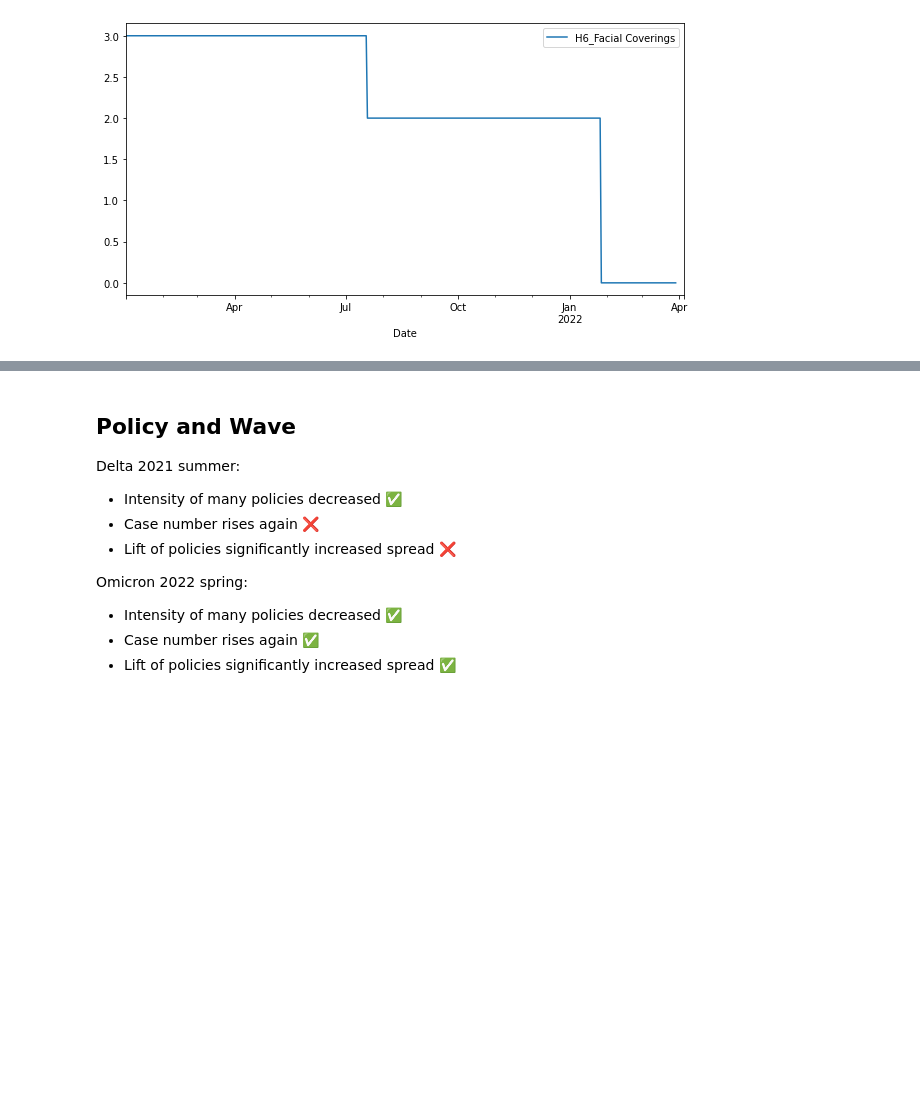
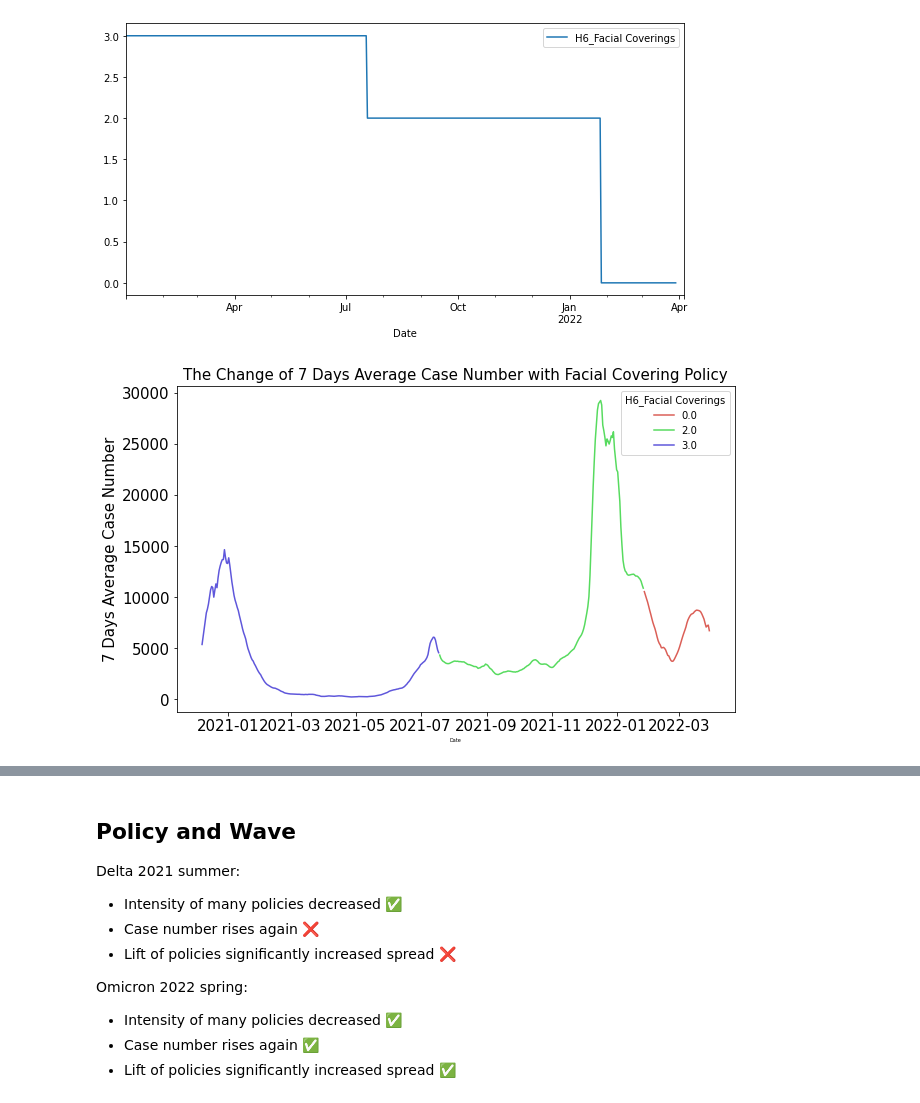
Before and after one commit to samuelhoenle/cusp-dd-2022-group2, a Jupyter notebook: The Effects of Policy Interventions on COVID-19 - Group 2 Challenge C.ipynb, the cells around one changed output, grey strips where cells are left out. Drawn from its saved outputs; the diff is of its cells as text; code cells hidden in the pictures; blank space fills up the shorter version.

Commit message:
Add visualization

```diff
--- a/The Effects of Policy Interventions on COVID-19 - Group 2 Challenge C.ipynb
+++ b/The Effects of Policy Interventions on COVID-19 - Group 2 Challenge C.ipynb
@@ -77,3 +76,19 @@ policy_data[(policy_data['Date'] > pd.to_datetime('2021-01-01')) & (policy_data[
+# %%
+# Visualisation COVID cases in different phases of masking policy
+df_merge = pd.merge(covid_data, policy_data[(policy_data['RegionName'] == 'England')],left_on='date', right_on='Date', how = 'left')
+
+plt.figure(figsize=(10,6))
+sns.lineplot(x='date',
+             y='cases_roll_avg',
+             hue = 'H6_Facial Coverings',
+            data=df_merge,
+            palette=sns.color_palette("hls", 3))
+plt.ylabel('7 Days Average Case Number',fontsize=15)
+plt.xlabel('Date',fontsize=5)
+plt.title('The Change of 7 Days Average Case Number with Facial Covering Policy',fontsize=15)
+plt.tick_params(labelsize=15)
+# %% [output]
+[figure, added]
 # %%
 def itr(intervention_name, policy_feature, level_post, startdate_str, offset):
     startdate = pd.to_datetime(startdate_str)
```
Also changed, not shown: parts of 4 cells of this notebook.
